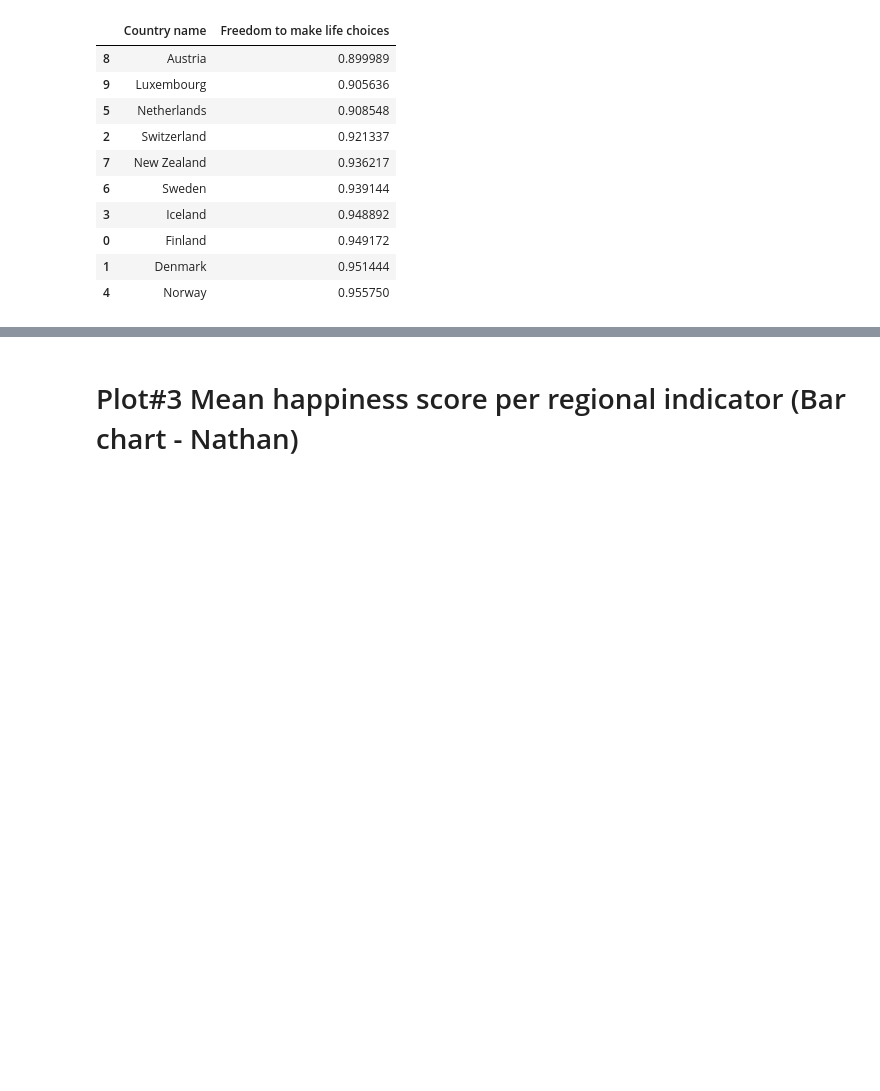
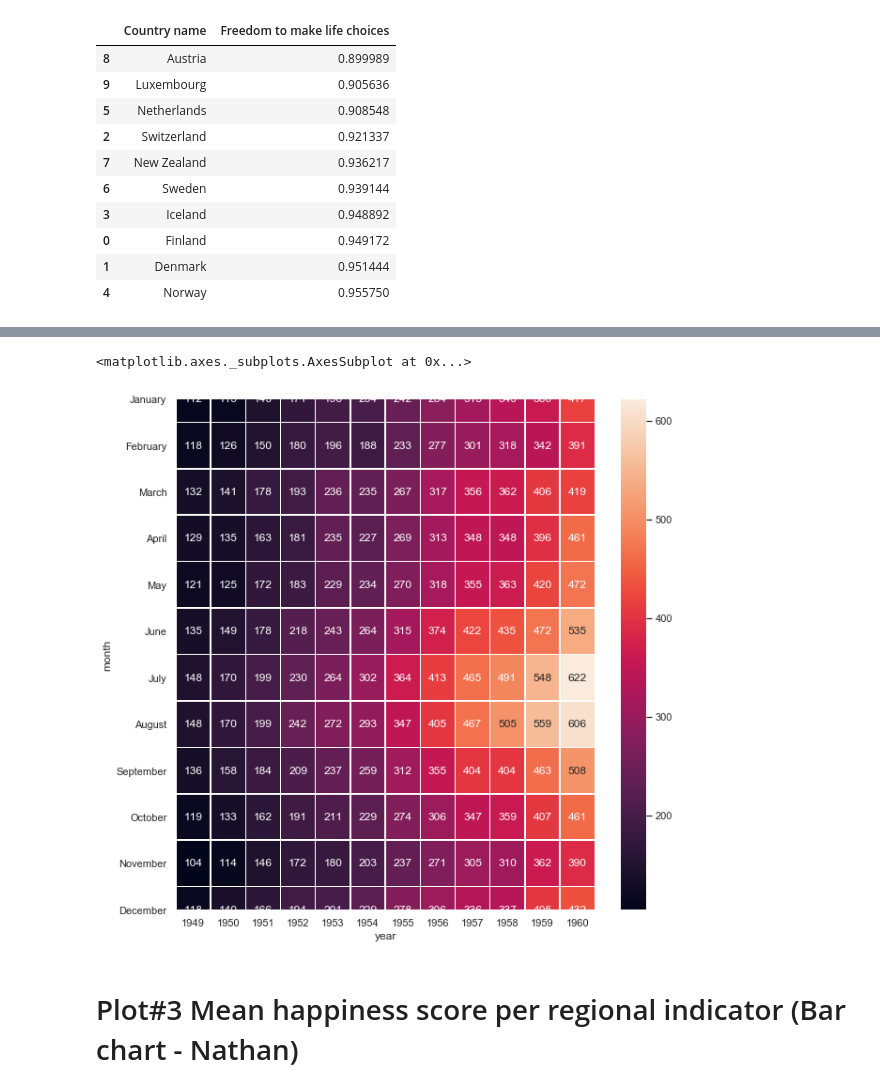
Before and after one commit to GitSanty/Kaggle-challenge-trio-9, a Jupyter notebook: World_happiness.ipynb, the cells around one changed output, grey strips where cells are left out. Cells and saved outputs as stored; diff of their text form; code cells hidden in the pictures; blank space fills up the shorter version.

```diff
--- a/World_happiness.ipynb
+++ b/World_happiness.ipynb
@@ -69,3 +77,20 @@ sns.barplot(x='Freedom to make life choices', y='Country name', data=data[:10].s
+# %%
+##This is onother example from seaborn
+import matplotlib.pyplot as plt
+import seaborn as sns
+
+# sns.set(rc={'figure.figsize':(10,10)})
+
+data_fligts = sns.load_dataset('flights')
+
+results = data_fligts.pivot("month", "year", "passengers")
+
+# Draw a heatmap
+f, ax = plt.subplots(figsize=(10, 10))
+sns.heatmap(results, annot=True, fmt="d", linewidths=.5, ax=ax)
+# %% [output]
+<matplotlib.axes._subplots.AxesSubplot at 0x...>
+[figure, added]
 # %% [markdown]
 # Plot#3 Mean happiness score per regional indicator (Bar chart - Nathan)
 # %%
```
Also changed, not shown: parts of 2 cells of this notebook.
